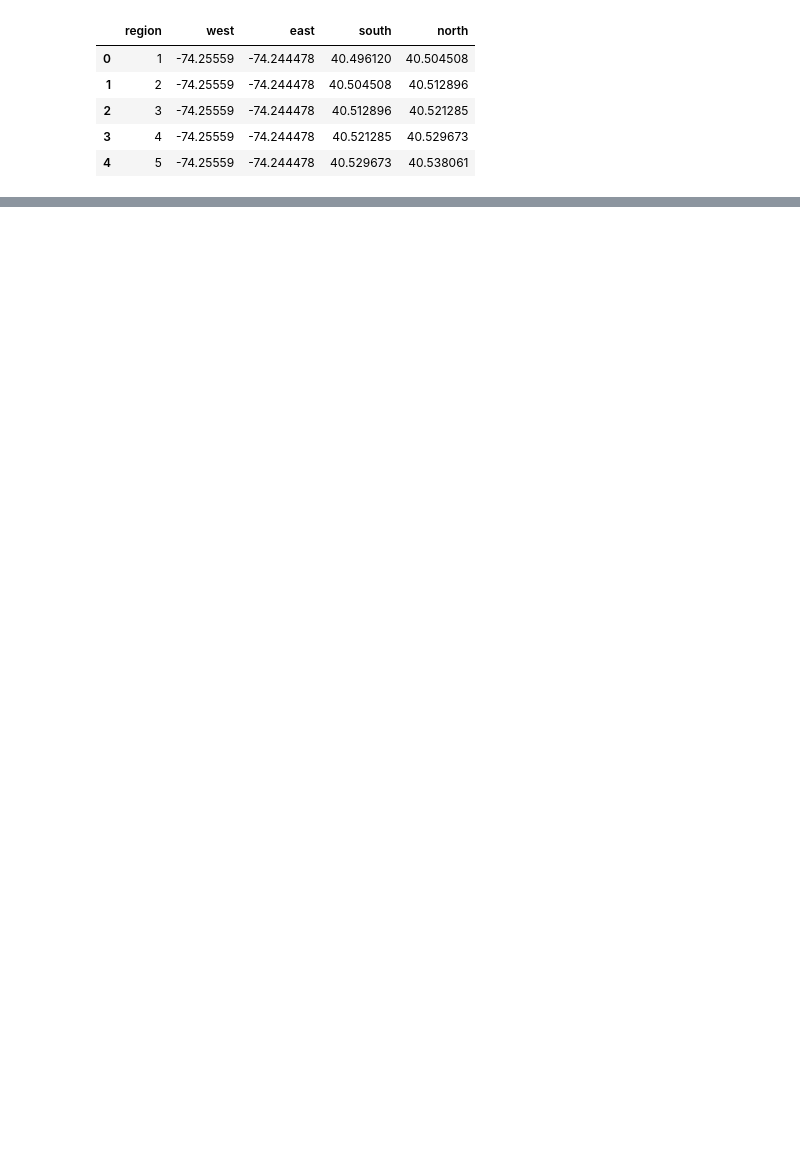
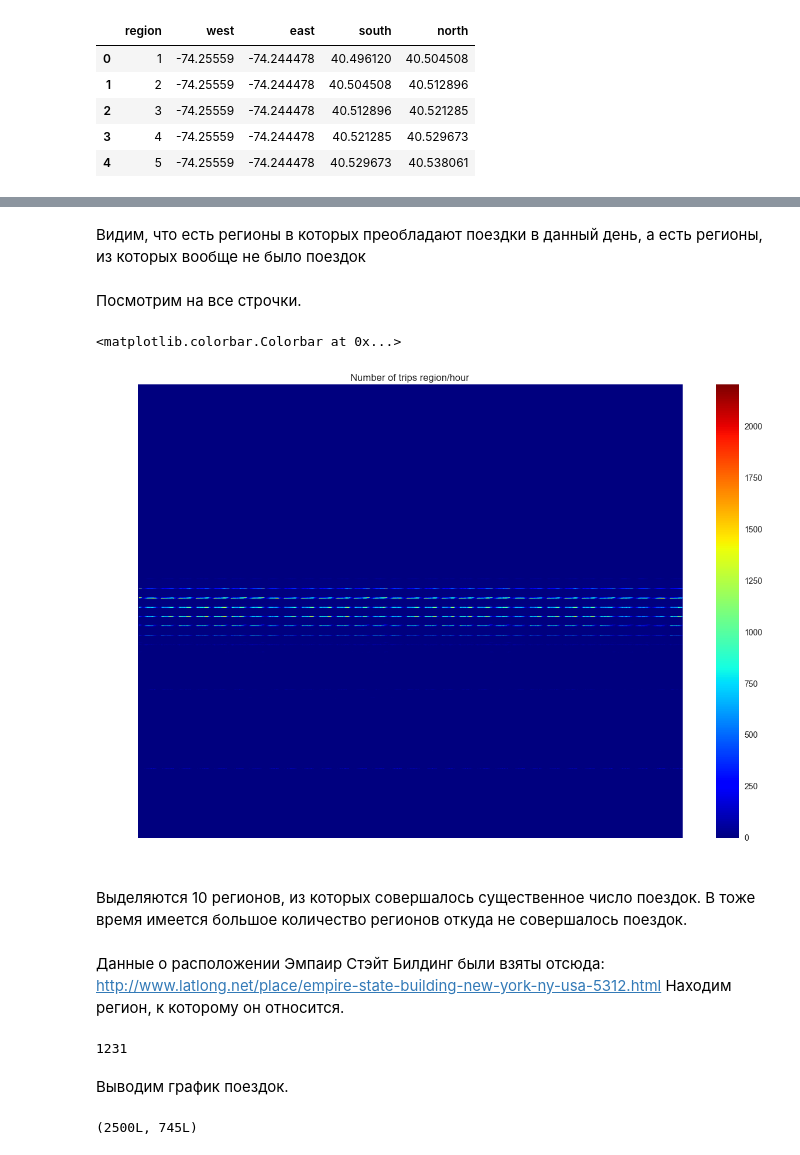
Before and after one commit to kazakovantony/coursera-ml, a Jupyter notebook: tasks/projects/time_series_taxi_trip_predict/first_week.ipynb, the cells around one changed output, grey strips where cells are left out. Drawn from its saved outputs; the diff is of its cells as text; code cells hidden in the pictures; blank space fills up the shorter version.

```diff
--- a/tasks/projects/time_series_taxi_trip_predict/first_week.ipynb
+++ b/tasks/projects/time_series_taxi_trip_predict/first_week.ipynb
@@ -69,0 +291,34 @@ agg_data = sts.binned_statistic_2d(data.region, data.timestamp, None, 'count',
+# %% [markdown]
+Видим, что есть регионы в которых преобладают поездки в данный день, а есть регионы, из которых вообще не было поездок
+# %% [markdown]
+Посмотрим на все строчки.
+# %%
+plt.figure(figsize=(15,10))
+img = plt.imshow(agg_data.statistic, interpolation='nearest')
+img.set_cmap('jet')
+plt.title("Number of trips region/hour")
+plt.axis('off')
+plt.ylabel("Region")
+plt.xlabel("Hour")
+plt.axes().set_aspect('auto')
+plt.colorbar()
+# %% [output]
+<matplotlib.colorbar.Colorbar at 0x...>
+[figure, added]
+# %% [markdown]
+Выделяются 10 регионов, из которых совершалось существенное число поездок. В тоже время имеется большое количество регионов откуда не совершалось поездок.
+# %% [markdown]
+Данные о расположении Эмпаир Стэйт Билдинг были взяты отсюда: http://www.latlong.net/place/empire-state-building-new-york-ny-usa-5312.html Находим регион, к которому он относится.
+# %%
+empire_latitude = 40.748817
+empire_longitude = -73.985428
+empire_region = int(find_reg(empire_longitude, empire_latitude))
+empire_region
+# %% [output]
+1231
+# %% [markdown]
+Выводим график поездок.
+# %%
+agg_data.statistic.shape
+# %% [output]
+(2500L, 745L)
```
Also changed, not shown: parts of 56 cells of this notebook, 2 other files.
